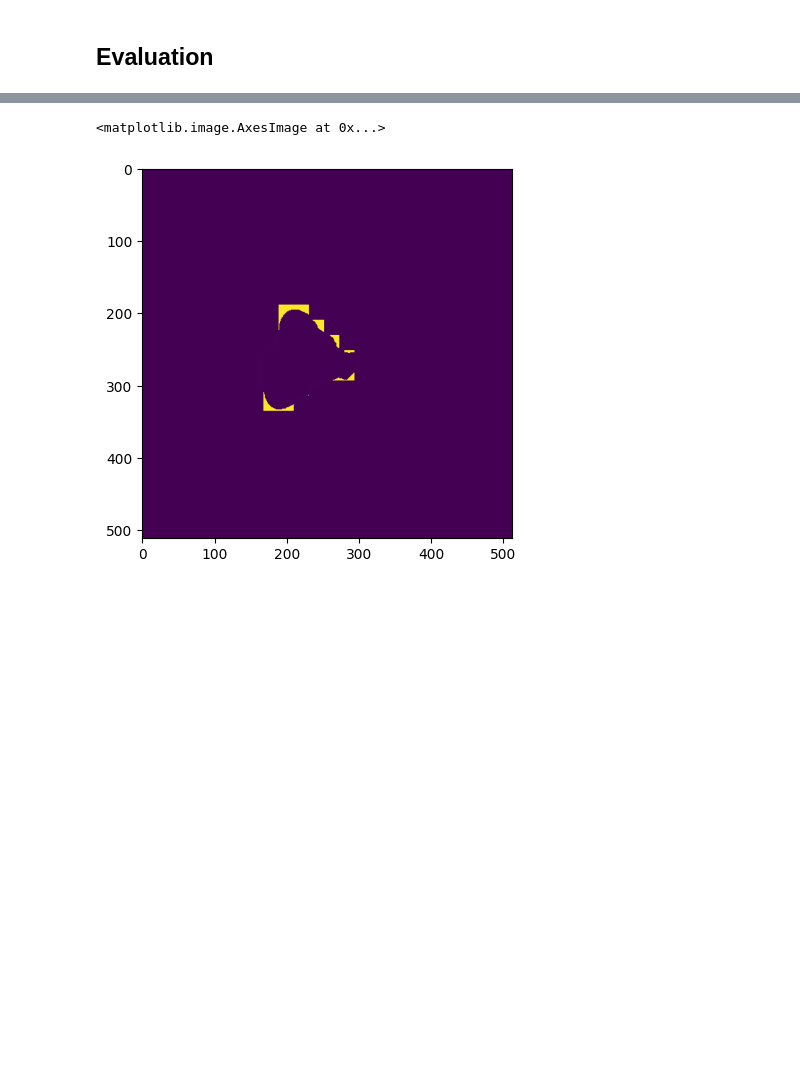
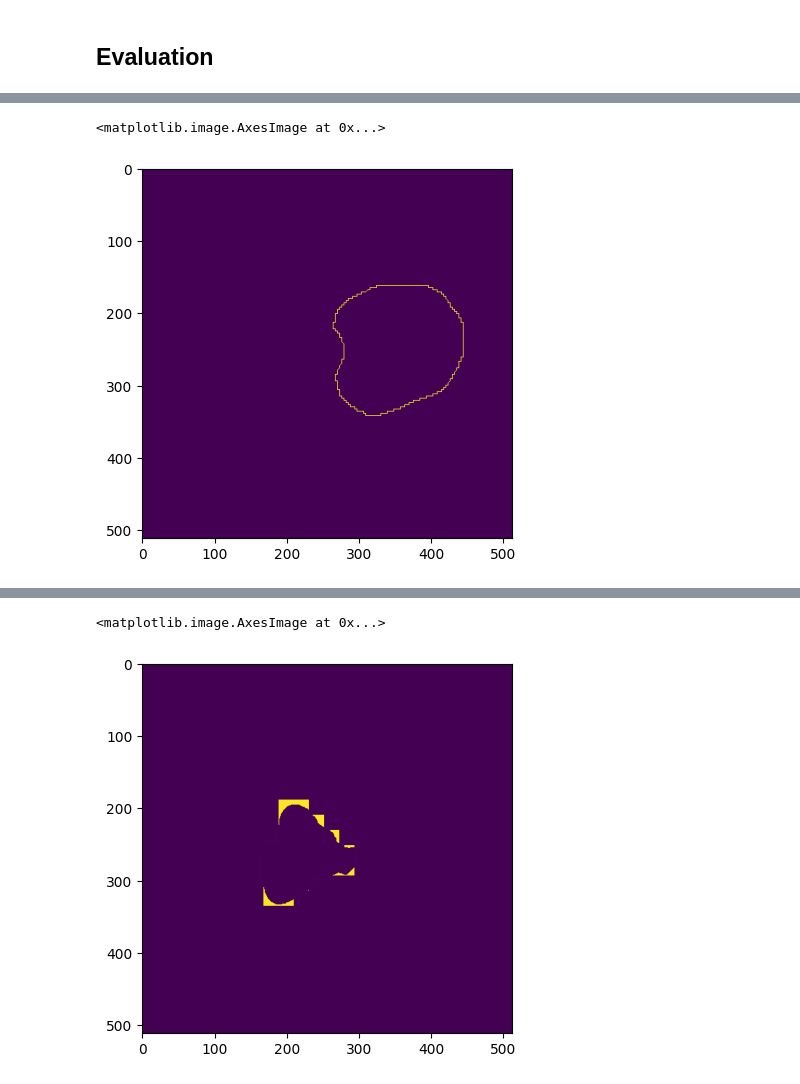
Before and after one commit to ybouilla/computervision, a Jupyter notebook: segmentation_image.ipynb, the cells around one changed output, grey strips where cells are left out. Drawn from its saved outputs; the diff is of its cells as text; code cells hidden in the pictures; blank space fills up the shorter version.

```diff
--- a/segmentation_image.ipynb
+++ b/segmentation_image.ipynb
@@ -241,0 +326,6 @@ IoU                 Dice                 Precision           Recall
+# %%
+anv3 = io.imread(os.path.join('imgs', 'patient3.tif'))
+plt.imshow((anv3[:,:,1] > 250) & (anv3[:,:,0] < 10))
+# %% [output]
+<matplotlib.image.AxesImage at 0x...>
+[figure, added]
```
Also changed, not shown: parts of 12 cells of this notebook, 6 other files.
